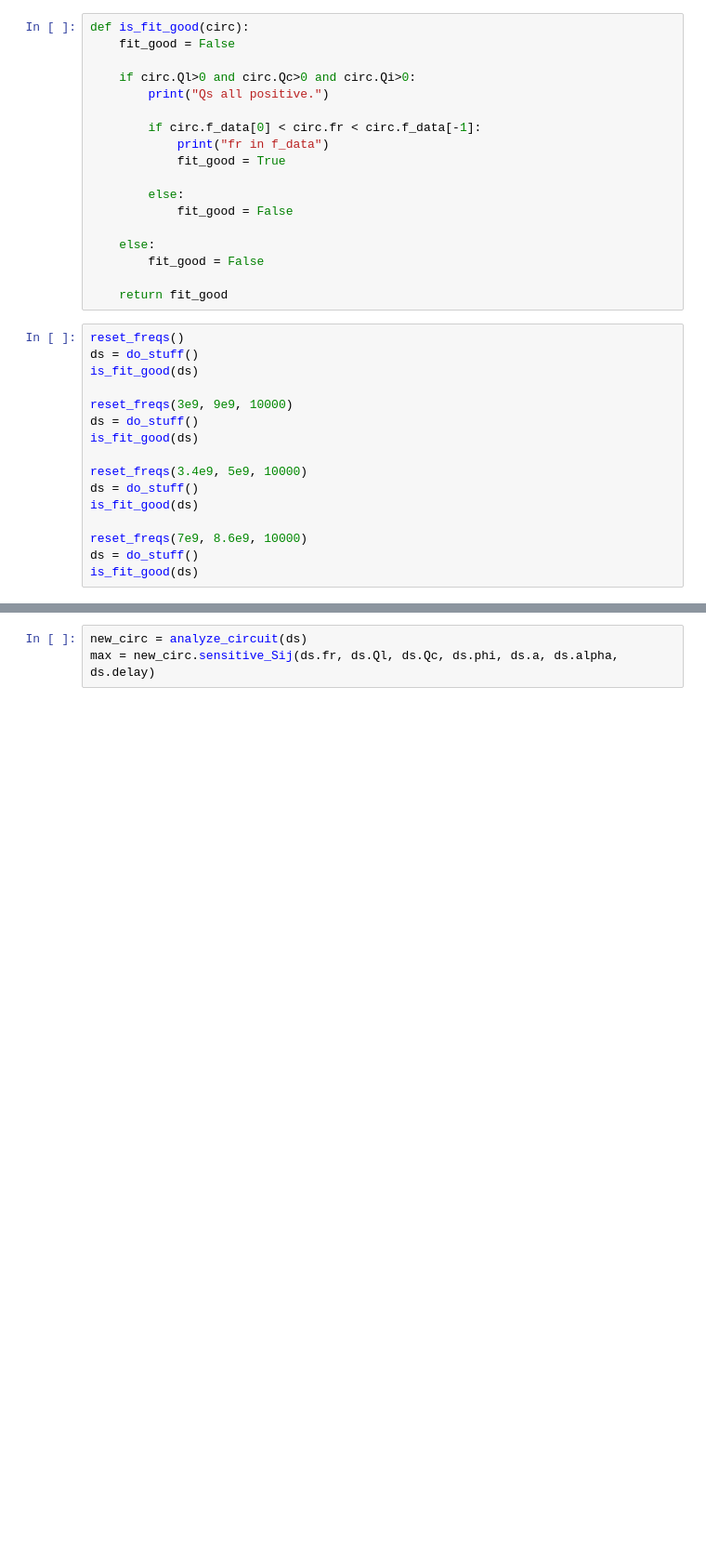
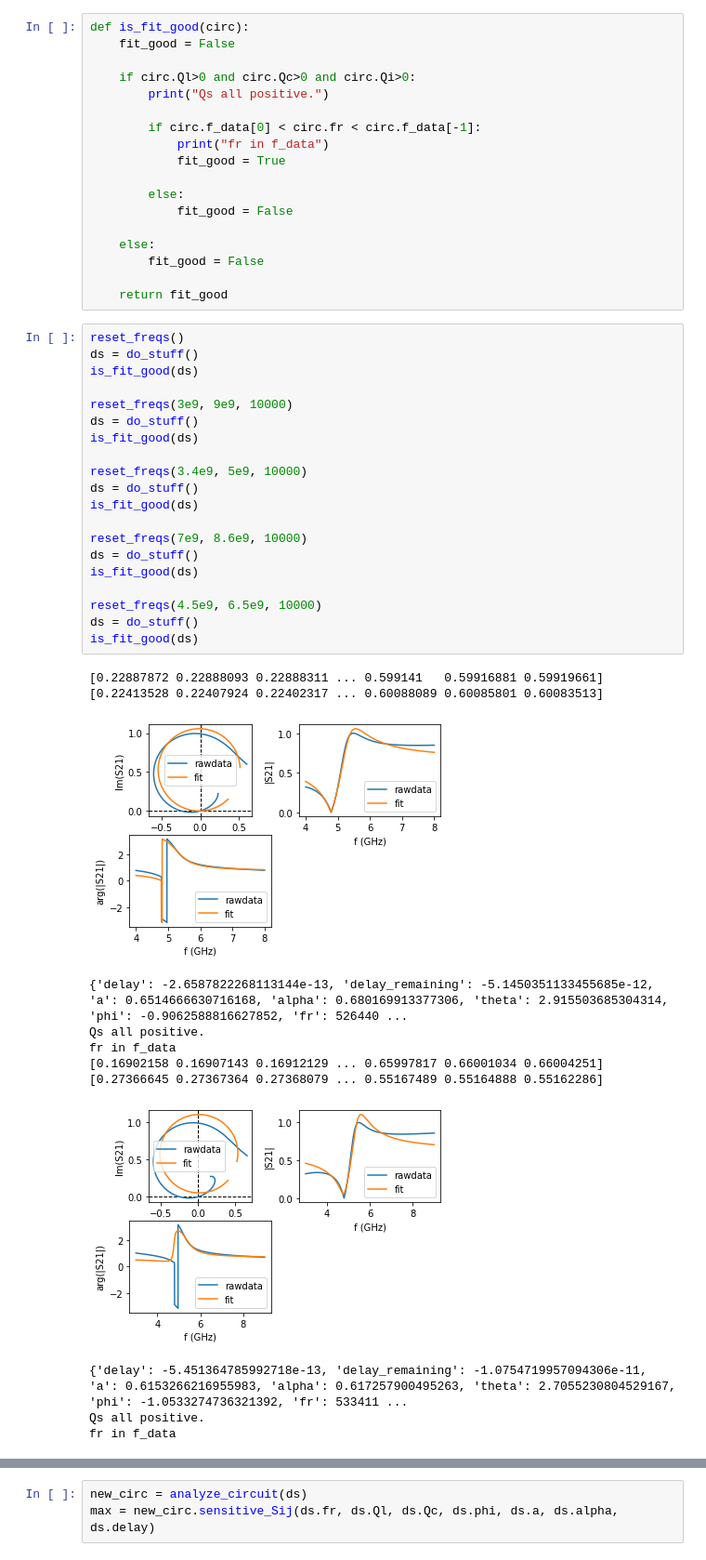
Before and after one commit to sergeiz2/koubit-research, a Jupyter notebook: ResonatorSensitivity/circle_fit_sandbox.ipynb, the cells around one changed output, grey strips where cells are left out. Shown at 93% size. Drawn from its saved outputs; the diff is of its cells as text; blank space fills up the shorter version.

```diff
--- a/ResonatorSensitivity/circle_fit_sandbox.ipynb
+++ b/ResonatorSensitivity/circle_fit_sandbox.ipynb
@@ -146,16 +152,33 @@ def is_fit_good(circ):
 # %%
 reset_freqs()
 ds = do_stuff()
 is_fit_good(ds)
 
 reset_freqs(3e9, 9e9, 10000)
 ds = do_stuff()
 is_fit_good(ds)
 
 reset_freqs(3.4e9, 5e9, 10000)
 ds = do_stuff()
 is_fit_good(ds)
 
 reset_freqs(7e9, 8.6e9, 10000)
 ds = do_stuff()
 is_fit_good(ds)
+
+reset_freqs(4.5e9, 6.5e9, 10000)
+ds = do_stuff()
+is_fit_good(ds)
+# %% [output]
+[0.22887872 0.22888093 0.22888311 ... 0.599141   0.59916881 0.59919661]
+[0.22413528 0.22407924 0.22402317 ... 0.60088089 0.60085801 0.60083513]
+[figure, added]
+{'delay': -2.6587822268113144e-13, 'delay_remaining': -5.1450351133455685e-12, 'a': 0.6514666630716168, 'alpha': 0.680169913377306, 'theta': 2.915503685304314, 'phi': -0.9062588816627852, 'fr': 526440 ...
+Qs all positive.
+fr in f_data
+[0.16902158 0.16907143 0.16912129 ... 0.65997817 0.66001034 0.66004251]
+[0.27366645 0.27367364 0.27368079 ... 0.55167489 0.55164888 0.55162286]
+[figure, added]
+{'delay': -5.451364785992718e-13, 'delay_remaining': -1.0754719957094306e-11, 'a': 0.6153266216955983, 'alpha': 0.617257900495263, 'theta': 2.7055230804529167, 'phi': -1.0533274736321392, 'fr': 533411 ...
+Qs all positive.
+fr in f_data
```
Also changed, not shown: parts of 3 cells of this notebook.
